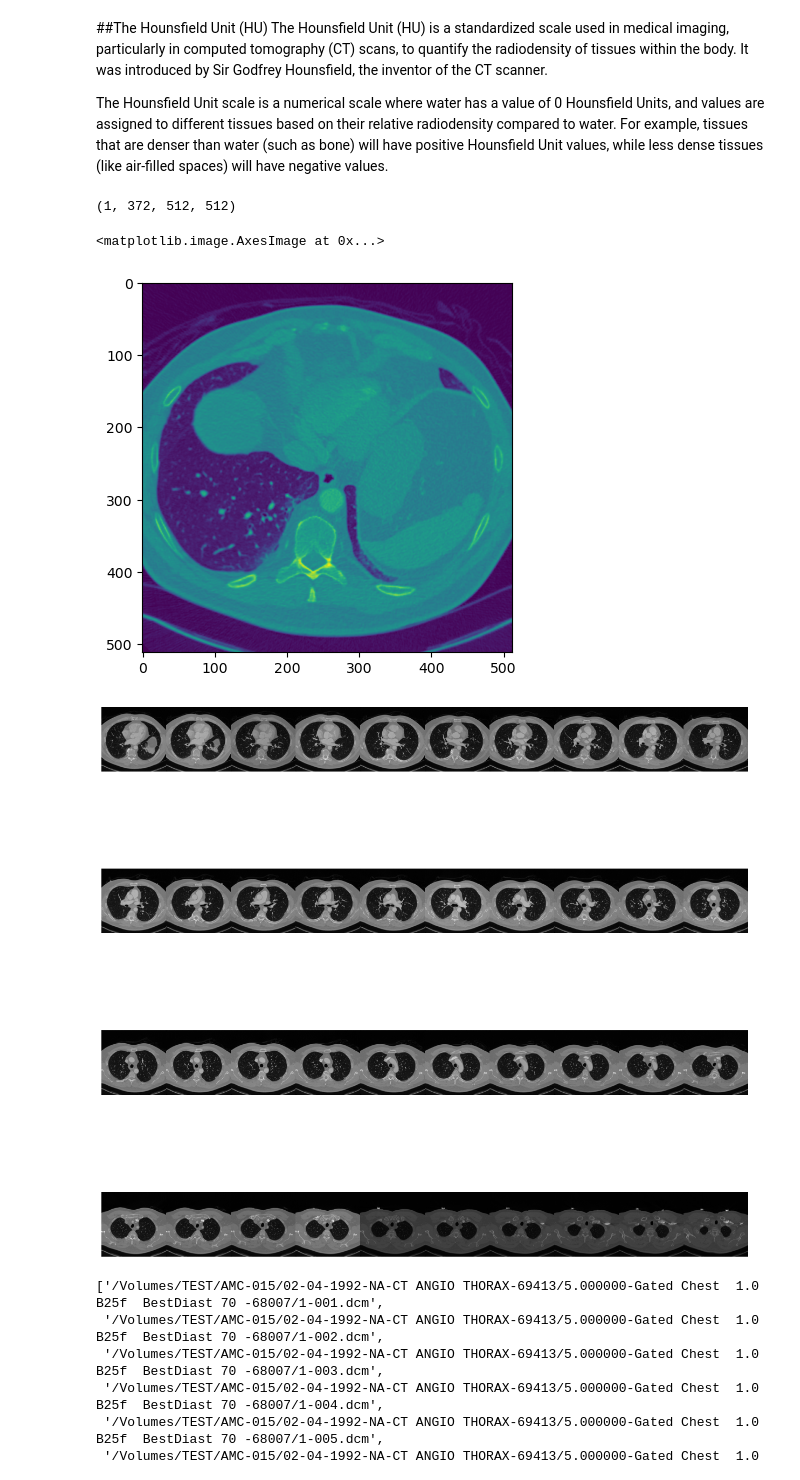
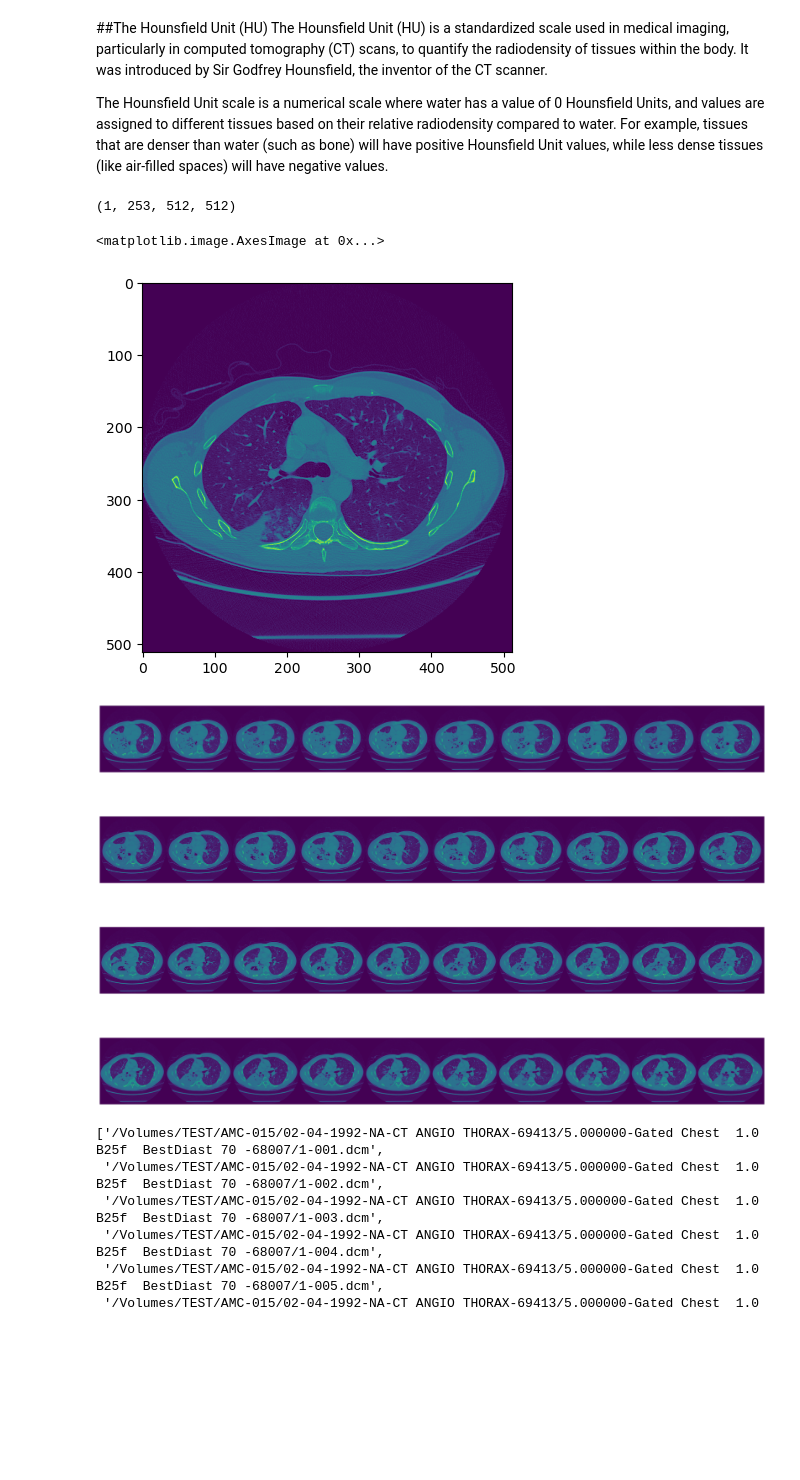
Before and after one commit to hepxpansion/Tatz_Thesis, a Jupyter notebook: Thesis.ipynb, the cells around one changed output. Drawn from its saved outputs; the diff is of its cells as text; code cells hidden in the pictures; blank space fills up the shorter version.

```diff
--- a/Thesis.ipynb
+++ b/Thesis.ipynb
@@ -61,42 +66,42 @@ input_folder='/Volumes/TEST'
 # Loads the patients folder names (which are also the patient Ids)
 patients = [f for f in os.listdir(input_folder) if f[0] != '.']
 patients.sort()
-# %%
-stacked_x = []
-for patient_id in patients:
-    patient_slices = load_scan(patient_id) # Reads the dicom files
-    stacked_slices = get_pixels_hu(patient_slices) # Convert to Hounsfield Unit
-    stacked_x.append(torch.tensor(stacked_slices)) # Stacking the images to make a 4D tensor
-
-stacked_x = np.array(torch.stack(stacked_x))
-stacked_x.shape
-# %% [output]
-(1, 372, 512, 512)
 # %%
 # testing for one patient
 patient_id = 'AMC-015'
+# %%
+stacked_x = []
+#for patient_id in patients:
+patient_slices = load_scan(patient_id) # Reads the dicom files
+stacked_slices = get_pixels_hu(patient_slices) # Convert to Hounsfield Unit
+stacked_x.append(torch.tensor(stacked_slices)) # Stacking the images to make a 4D tensor
+
+stacked_x = np.array(torch.stack(stacked_x))
+stacked_x.shape
+# %% [output]
+(1, 253, 512, 512)
 # %%
-plt.imshow(stacked_x[0,30,:,:])
+plt.imshow(stacked_x[0,150,:,:])
 # %% [output]
 <matplotlib.image.AxesImage at 0x...>
-[figure, old version]
+[figure, new version]
 # %%
 f, axarr = plt.subplots(
         4,
         10,
-        figsize=(12.0, 12.0),
-        gridspec_kw={"height_ratios": [4,4,4,4]},
+        figsize=(18.0, 12.0),
+        gridspec_kw={"height_ratios": [1,1,1,1]},
     )
 a=100
 for i in range(4):
         for j in range(10):
-            axarr[i, j].imshow(stacked_x[0,a,:,:], cmap="gray")
-            a+=6
+            axarr[i, j].imshow(stacked_x[0,a,:,:])
+            a+=1
             axarr[i, j].axis("off")
 plt.subplots_adjust(wspace=0, hspace=0, left=0, right=1, bottom=0, top=1)
 plt.show()
 # %% [output]
-[figure, old version]
+[figure, new version]
 # %%
 a = [f for f in os.listdir(f'{input_folder}/{patient_id}') if f[0] != '.'][0]
 b = [f for f in os.listdir(f'{input_folder}/{patient_id}/{a}') if f[0] != '.'][0]
```
Also changed, not shown: parts of 1 cell of this notebook.
